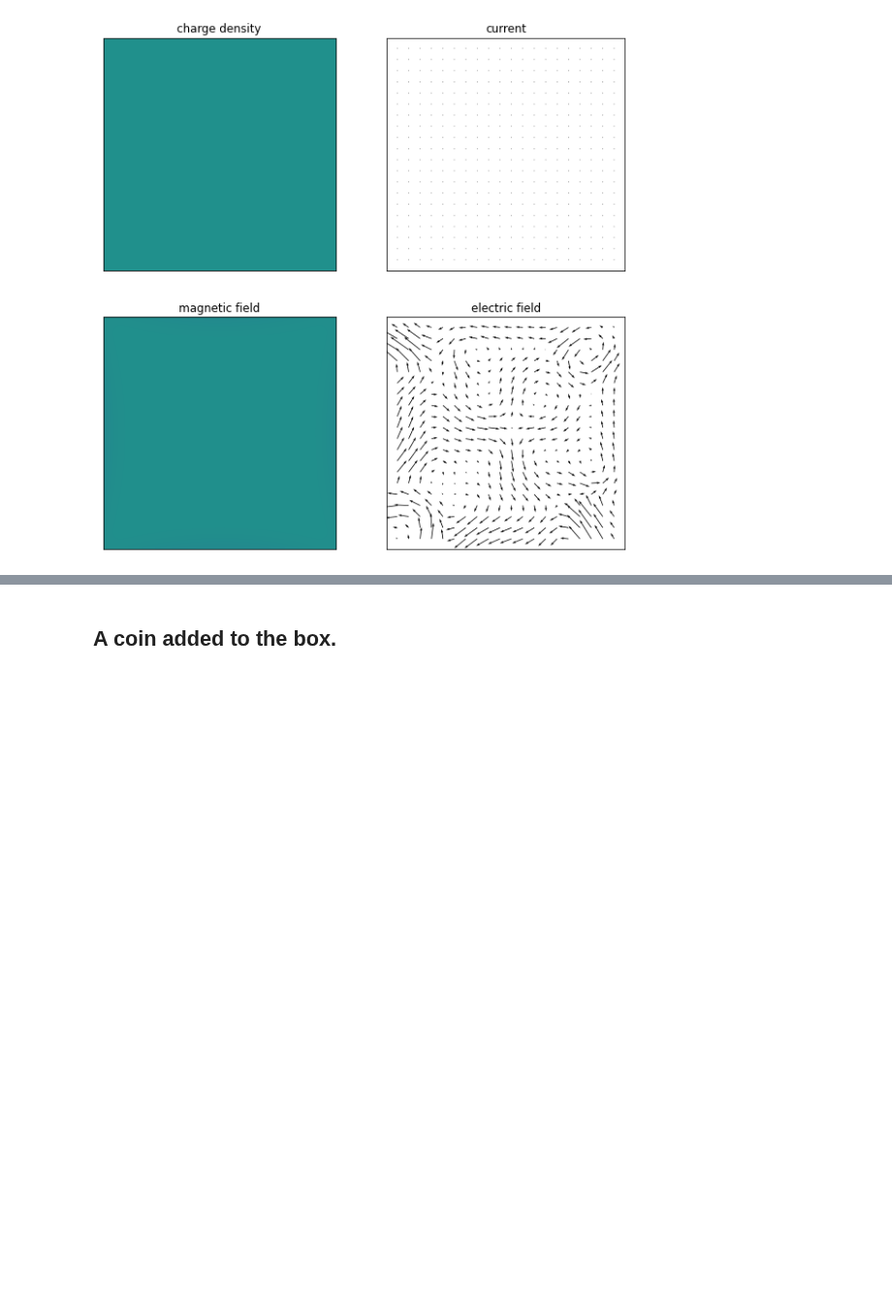
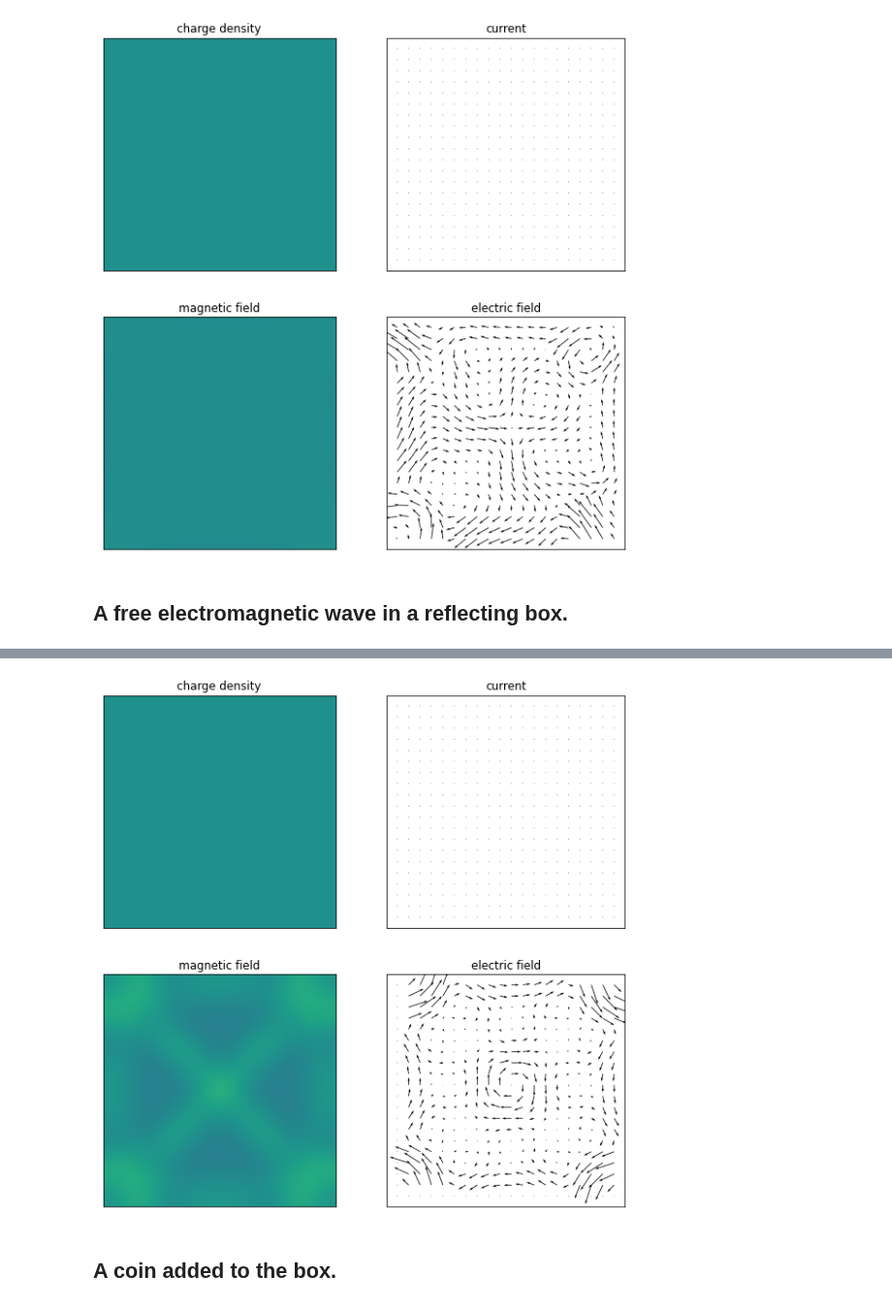
Before and after one commit to OliverSkocek/maxwell, a Jupyter notebook: notebooks/maxwell_2d_notebook.ipynb, the cells around one changed output, grey strips where cells are left out. Shown at 97% size. Drawn from its saved outputs; the diff is of its cells as text; code cells hidden in the pictures; blank space fills up the shorter version.

```diff
--- a/notebooks/maxwell_2d_notebook.ipynb
+++ b/notebooks/maxwell_2d_notebook.ipynb
@@ -36,3 +36,21 @@ B, E, I, p = mwell.evolve(magnetic_field_callable,
 # %% [output]
 [interactive output not drawn]
 [figure]
+# %% [markdown]
+## A free electromagnetic wave in a reflecting box.
+# %%
+def boundary_zero(x, y):
+    if 3e-3 < x < 1 - 3e-3 and 3e-3 < y < 1 - 3e-3:
+        return 1.0
+    else:
+        return np.inf
+# %%
+mwell = Maxwell2DFiniteDifference(permitivity=boundary_zero, mesh_size=0.001, step_size=1e-3, frame_rate=60)
+# %%
+B, E, I, p = mwell.evolve(magnetic_field_callable,
+                          electric_field_callable,
+                          charge_density_callable,
+                          integration_period=1,
+                          order=20,
+                          video=True)
+# %% [output]
@@ -39,3 +58,4 @@ B, E, I, p = mwell.evolve(magnetic_field_callable,
+[figure, added]
 # %% [markdown]
 ## A coin added to the box.
 # %%
```
Also changed, not shown: parts of 2 cells of this notebook, 1 other file.
